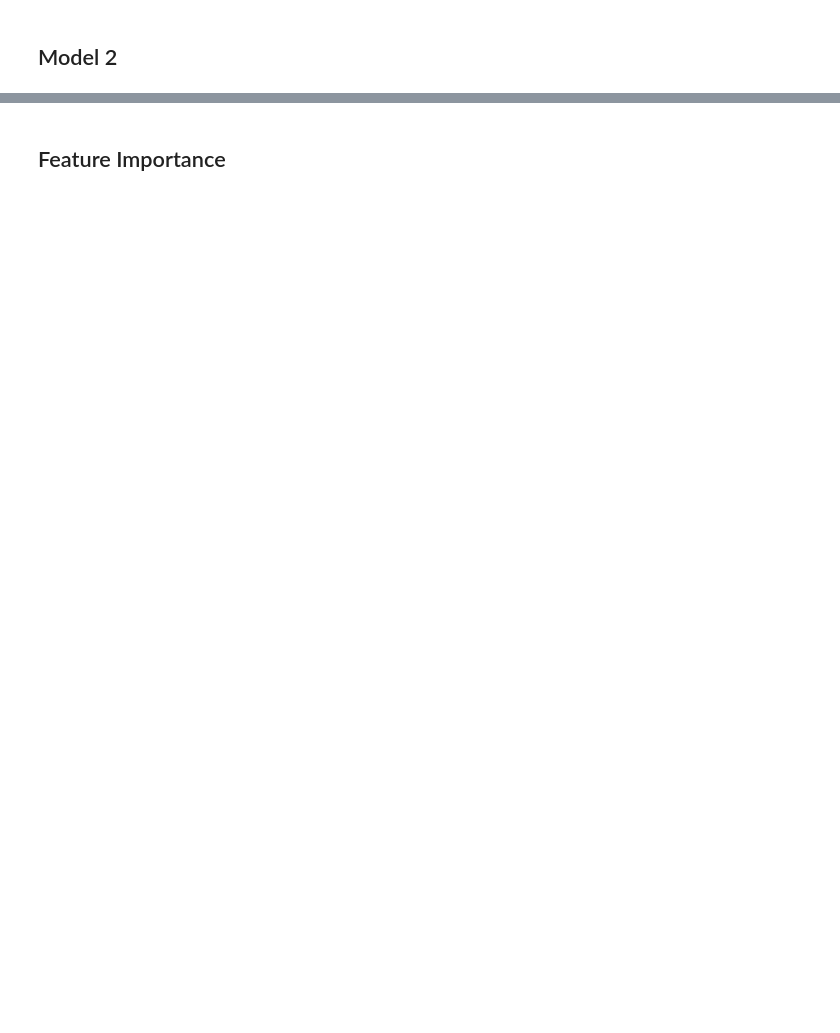
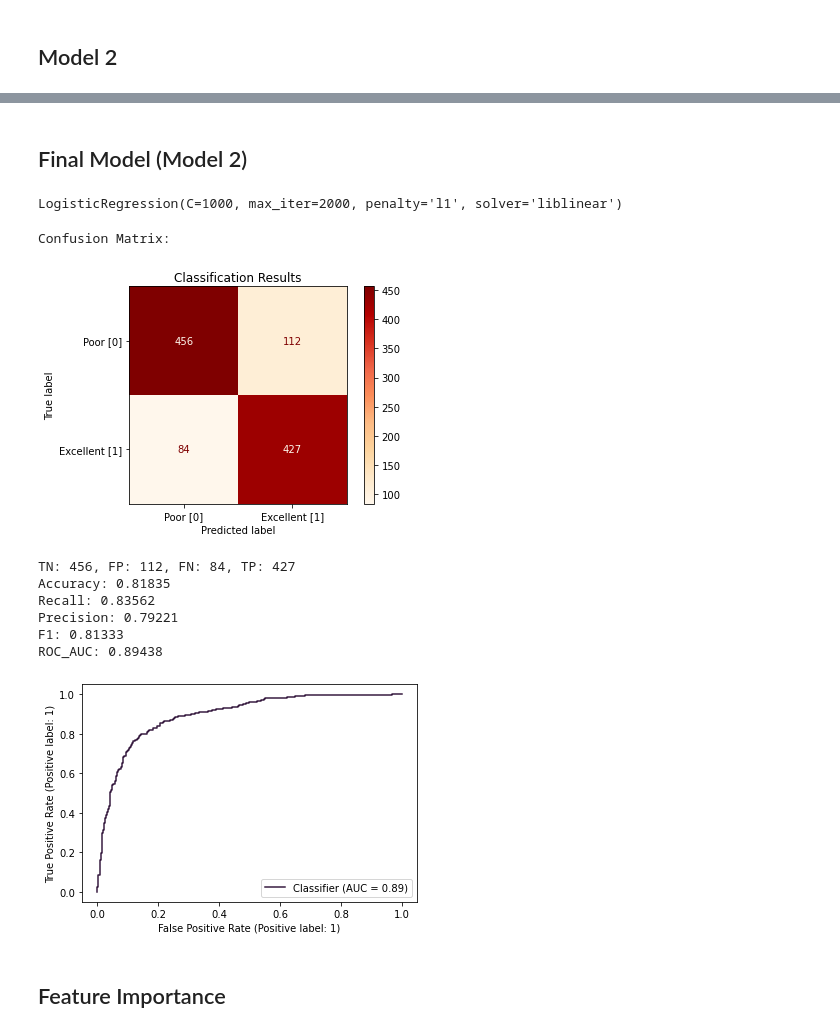
Before and after one commit to chinhockyang/restaurant_ratings_analysis, a Jupyter notebook: logreg.ipynb, the cells around one changed output, grey strips where cells are left out. Saved outputs shown, nothing was run; the diff lists cells and outputs as text; code cells hidden in the pictures; blank space fills up the shorter version.

```diff
--- a/logreg.ipynb
+++ b/logreg.ipynb
@@ -335,4 +335,22 @@ ROC_AUC: 0.89196
 [figure]
+# %% [markdown]
+## Final Model (Model 2)
+# %%
+lr_model.fit(X_m2_train,y)
+# %% [output]
+LogisticRegression(C=1000, max_iter=2000, penalty='l1', solver='liblinear')
+# %%
+evaluate_results(y_holdout, lr_model.predict(X_holdout[imp_features]), lr_model.predict_proba(X_holdout[imp_features])[:, 1], plot_confusion_matrix=True, plot_roc=True, title="Classification Results")
+# %% [output]
+Confusion Matrix:
+[figure, added]
+TN: 456, FP: 112, FN: 84, TP: 427
+Accuracy: 0.81835
+Recall: 0.83562
+Precision: 0.79221
+F1: 0.81333
+ROC_AUC: 0.89438
+[figure, added]
 # %% [markdown]
 ## Feature Importance
 # %%
```
Also changed, not shown: parts of 9 cells of this notebook.
